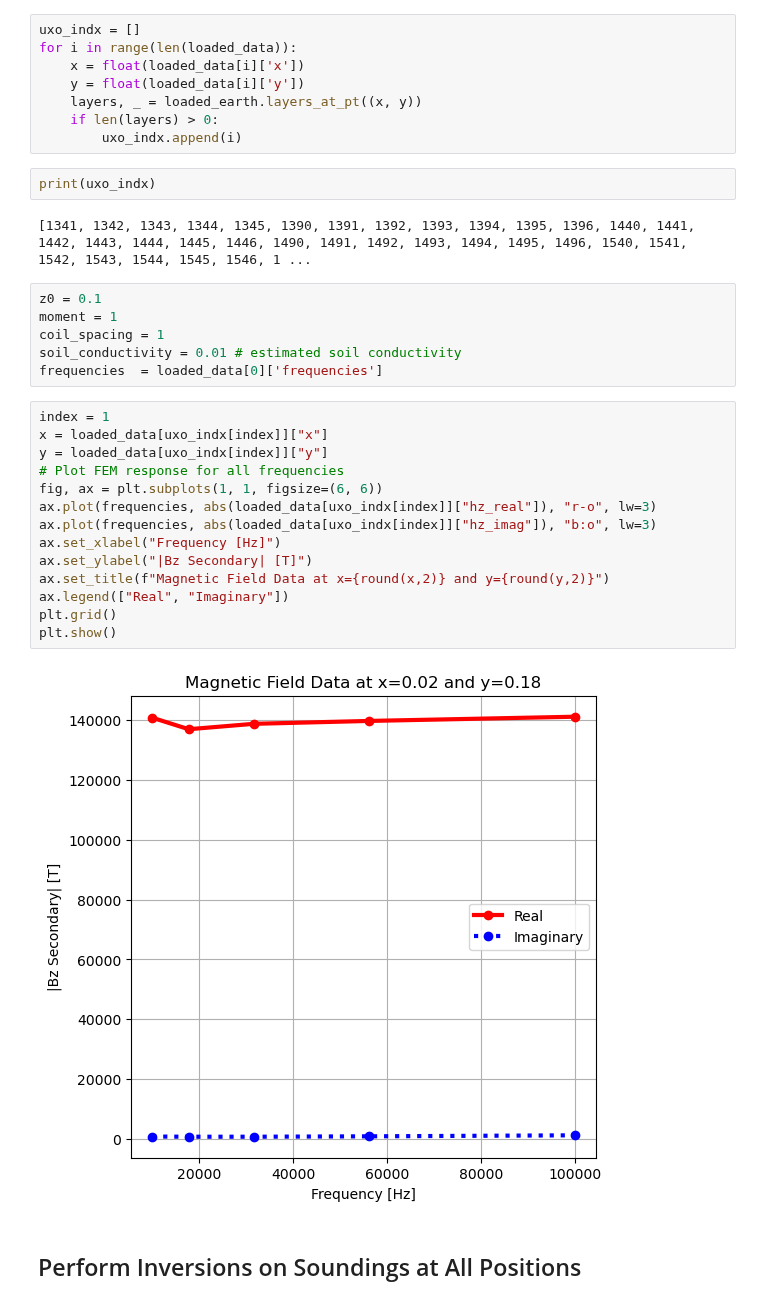
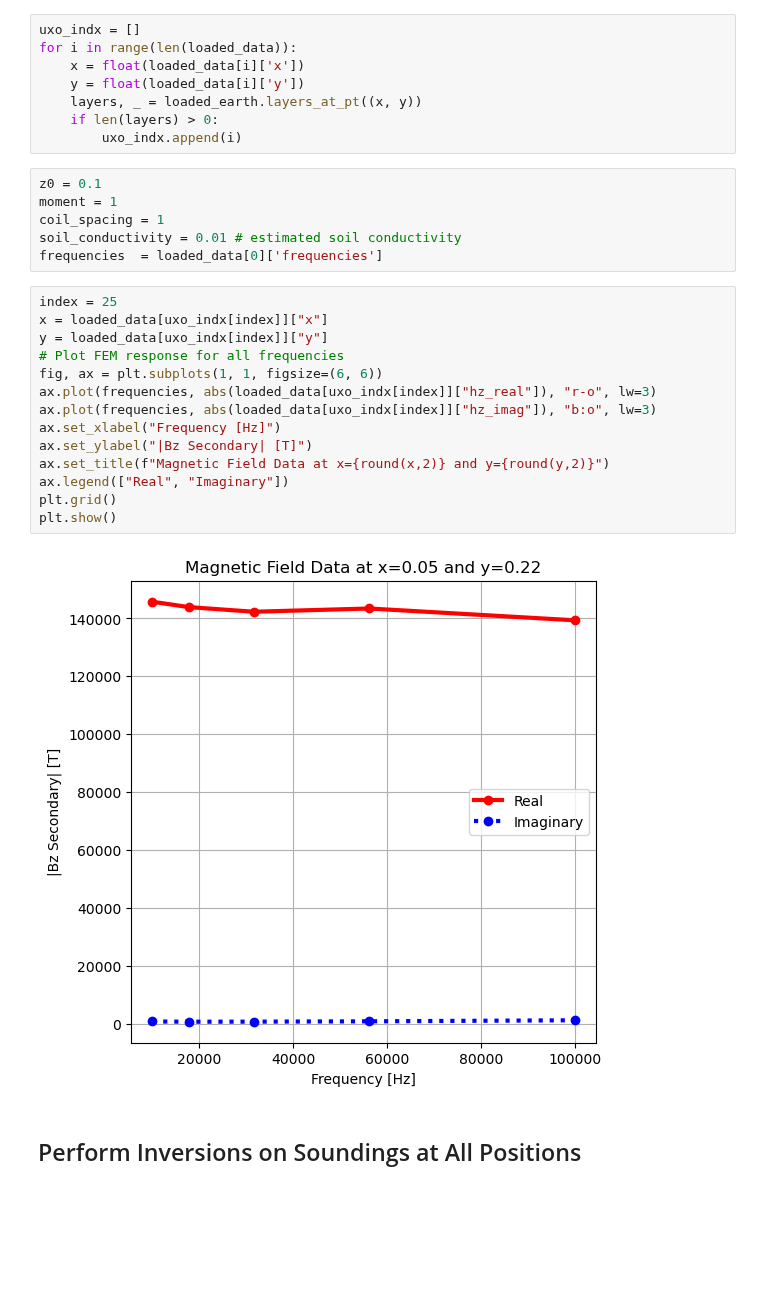
Before and after one commit to matthewhasman/Geophysical-Electromagnetic-Scanner, a Jupyter notebook: UXO_simulation/inversion_simulation_1D.ipynb, the cells around one changed output. Drawn from its saved outputs; the diff is of its cells as text; blank space fills up the shorter version.

```diff
--- a/UXO_simulation/inversion_simulation_1D.ipynb
+++ b/UXO_simulation/inversion_simulation_1D.ipynb
@@ -48,10 +48,6 @@ for i in range(len(loaded_data)):
     layers, _ = loaded_earth.layers_at_pt((x, y))
     if len(layers) > 0:
         uxo_indx.append(i)
-# %%
-print(uxo_indx)
-# %% [output]
-[1341, 1342, 1343, 1344, 1345, 1390, 1391, 1392, 1393, 1394, 1395, 1396, 1440, 1441, 1442, 1443, 1444, 1445, 1446, 1490, 1491, 1492, 1493, 1494, 1495, 1496, 1540, 1541, 1542, 1543, 1544, 1545, 1546, 1 ...
 # %%
 z0 = 0.1
 moment = 1
@@ -59,21 +55,21 @@ coil_spacing = 1
 soil_conductivity = 0.01 # estimated soil conductivity
 frequencies  = loaded_data[0]['frequencies']
 # %%
-index = 1
+index = 25
 x = loaded_data[uxo_indx[index]]["x"]
 y = loaded_data[uxo_indx[index]]["y"]
 # Plot FEM response for all frequencies
 fig, ax = plt.subplots(1, 1, figsize=(6, 6))
 ax.plot(frequencies, abs(loaded_data[uxo_indx[index]]["hz_real"]), "r-o", lw=3)
 ax.plot(frequencies, abs(loaded_data[uxo_indx[index]]["hz_imag"]), "b:o", lw=3)
 ax.set_xlabel("Frequency [Hz]")
 ax.set_ylabel("|Bz Secondary| [T]")
 ax.set_title(f"Magnetic Field Data at x={round(x,2)} and y={round(y,2)}")
 ax.legend(["Real", "Imaginary"])
 plt.grid()
 plt.show()
 # %% [output]
-[figure, old version]
+[figure, new version]
 # %% [markdown]
 ## Perform Inversions on Soundings at All Positions
 # %%
```
Also changed, not shown: parts of 6 cells of this notebook.
